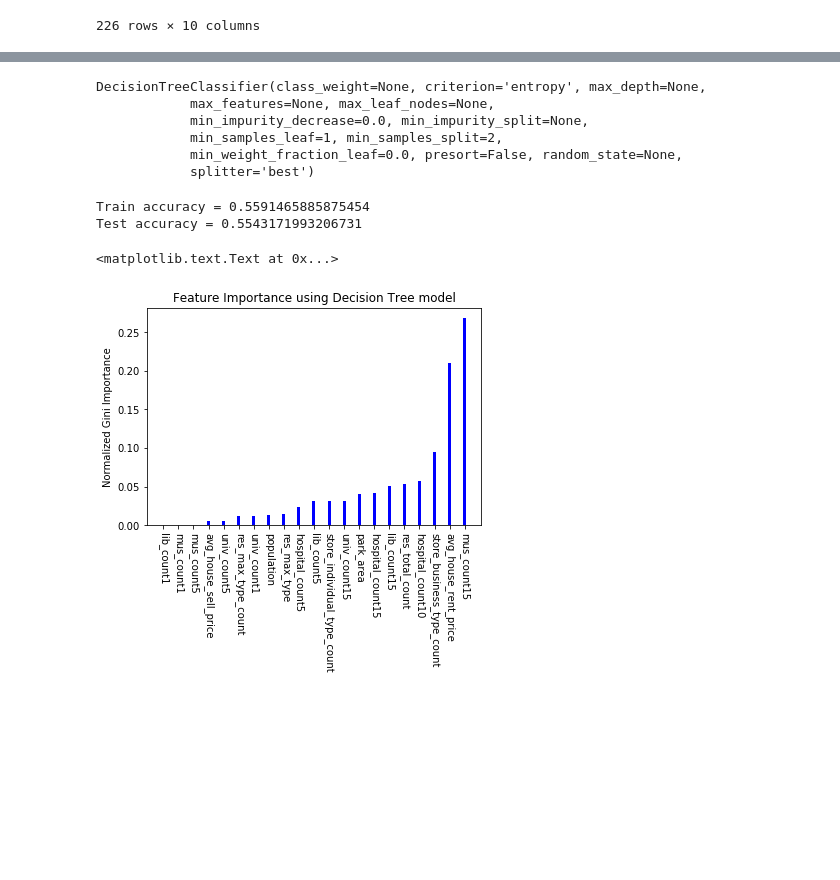
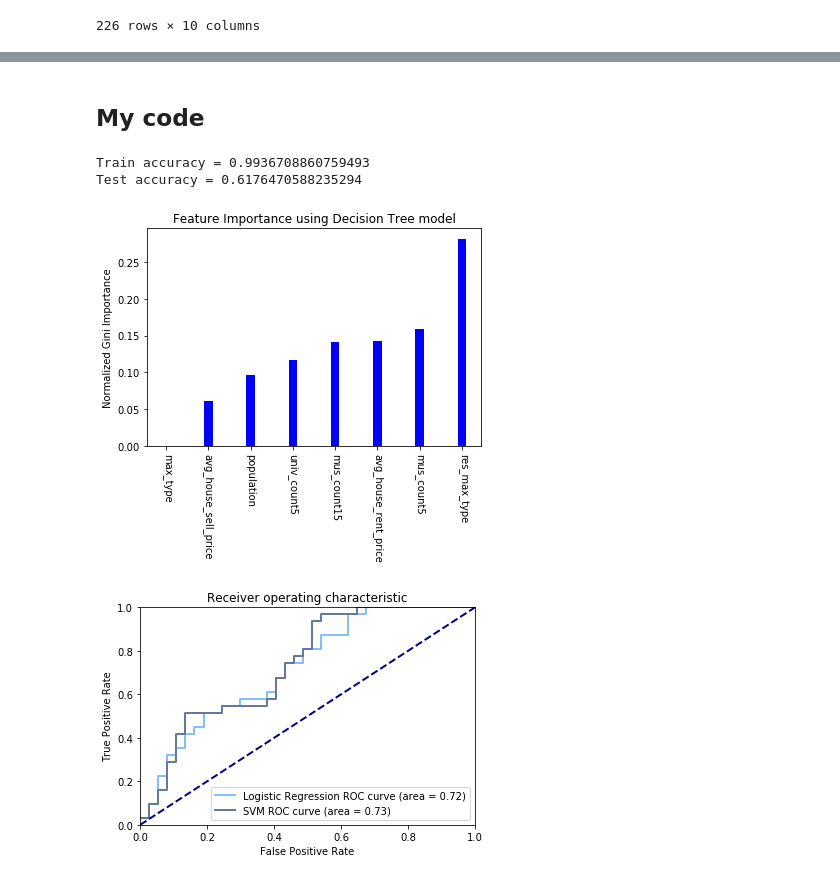
Before and after one commit to Dwan9/DataScience_CriTyp_City, a Jupyter notebook: main.ipynb, the cells around one changed output, grey strips where cells are left out. Cells and saved outputs as stored; diff of their text form; code cells hidden in the pictures; blank space fills up the shorter version.

```diff
--- a/main.ipynb
+++ b/main.ipynb
@@ -269,39 +479,61 @@ irrelevant_labels = ['lat', 'lon', 'date', 'time', 'zipcode', 'LEVEL_FELONY', 'L
-# %%
-# use decision tree to train data
-clf = DecisionTreeClassifier(criterion='entropy')
-X_train, X_test = train_df.drop(irrelevant_labels, axis='columns'), test_df.drop(irrelevant_labels, axis='columns')
-y_train, y_test = train_df[y_labels], test_df[y_labels]
-clf.fit(X_train, y_train)
-# %% [output]
-DecisionTreeClassifier(class_weight=None, criterion='entropy', max_depth=None,
-            max_features=None, max_leaf_nodes=None,
-            min_impurity_decrease=0.0, min_impurity_split=None,
-            min_samples_leaf=1, min_samples_split=2,
-            min_weight_fraction_leaf=0.0, presort=False, random_state=None,
-            splitter='best')
-# %%
-# predict result and get accuracy
-train_predict = clf.predict(X_train)
-test_predict = clf.predict(X_test)
-train_accuracy = metrics.accuracy_score(train_predict, y_train)
-test_accuracy = metrics.accuracy_score(test_predict, y_test)
-
-print('Train accuracy = {}\nTest accuracy = {}'.format(train_accuracy, test_accuracy))
-# %% [output]
-Train accuracy = 0.5591465885875454
-Test accuracy = 0.5543171993206731
+# %% [markdown]
+## My code
 # %%
+## read in data
+dataset = pd.read_csv("data/crime_baseonZIP.csv").rename(columns={'Unnamed: 0':'zipcode'}, index=int)
+train_df, test_df = splitToTrainTest(dataset, 0.7)
+
+# define target label and irrelevant labels
+# target variable is Y
+y_labels = ['Y']
+irrelevant_labels = ['zipcode', 'VIOLATION_rate']
+
+# use decision tree to train data
+clf = DecisionTreeClassifier(criterion='entropy')
+X_train, X_test = train_df.drop(irrelevant_labels + y_labels, axis='columns'), test_df.drop(irrelevant_labels + y_labels, axis='columns')
+y_train, y_test = train_df[y_labels], test_df[y_labels]
+clf.fit(X_train, y_train)
+
+# predict result and get accuracy
+train_predict = clf.predict(X_train)
+test_predict = clf.predict(X_test)
+train_accuracy = metrics.accuracy_score(train_predict, y_train)
+test_accuracy = metrics.accuracy_score(test_predict, y_test)
+
+print('Train accuracy = {}\nTest accuracy = {}'.format(train_accuracy, test_accuracy))
+
 # extract the importance of each column and sort them according to importance value
 new_df = pd.DataFrame({'importance':clf.feature_importances_, 'feature':X_train.columns.values})
 new_df.sort_values('importance', axis = 0, inplace = True)
 
 # draw the importance graph
 fig, ax = plt.subplots()
 ax.bar(np.arange(len(new_df['importance'].values)), new_df['importance'].values, width = 0.2, color='b')
 ax.set_xticks(np.arange(len(new_df['importance'].values)))
 ax.set_xticklabels(new_df['feature'].values, rotation=-90)
 plt.title('Feature Importance using Decision Tree model')
 ax.set_ylabel('Normalized Gini Importance')
+
+# build model: svm and logistic model
+
+# logistic regression model
+logistic_regression_model = linear_model.LogisticRegression(C = 1e30)
+
+# svm model
+svm_model = svm.SVC(kernel = 'linear')
+
+# only use part of the dataset
+sampled_train = train_df
+sampled_X_train = sampled_train.drop(irrelevant_labels + y_labels, axis='columns')
+sampled_y_train = sampled_train[y_labels]
+data_train = {'X': preprocessing.scale(sampled_X_train), 'y': np.asarray(sampled_y_train.values.ravel(), dtype=np.int)}
+data_test = {'X':preprocessing.scale(X_test), 'y':np.asarray(y_test.values.ravel(), dtype=np.int)}
+
+# plot roc curve for logistic regression model and svm model
+plotROC([logistic_regression_model, svm_model], ['Logistic Regression', 'SVM'],\
+        data_train['X'], data_train['y'], data_test['X'], data_test['y'])
 # %% [output]
-<matplotlib.text.Text at 0x...>
+Train accuracy = 0.9936708860759493
+Test accuracy = 0.6176470588235294
-[figure, old version]
+[figure, new version]
+[figure, added]
```
Also changed, not shown: parts of 36 cells of this notebook.
